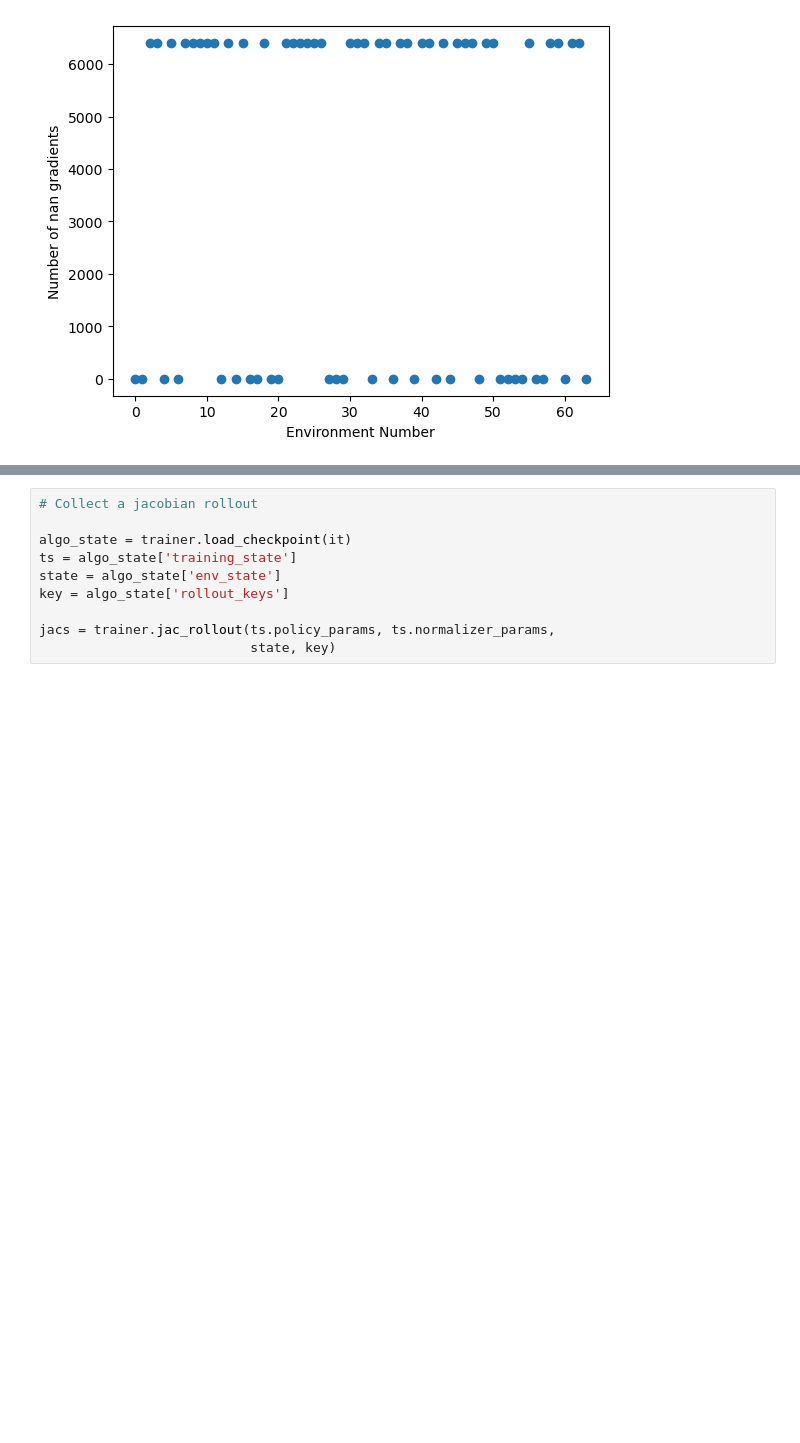
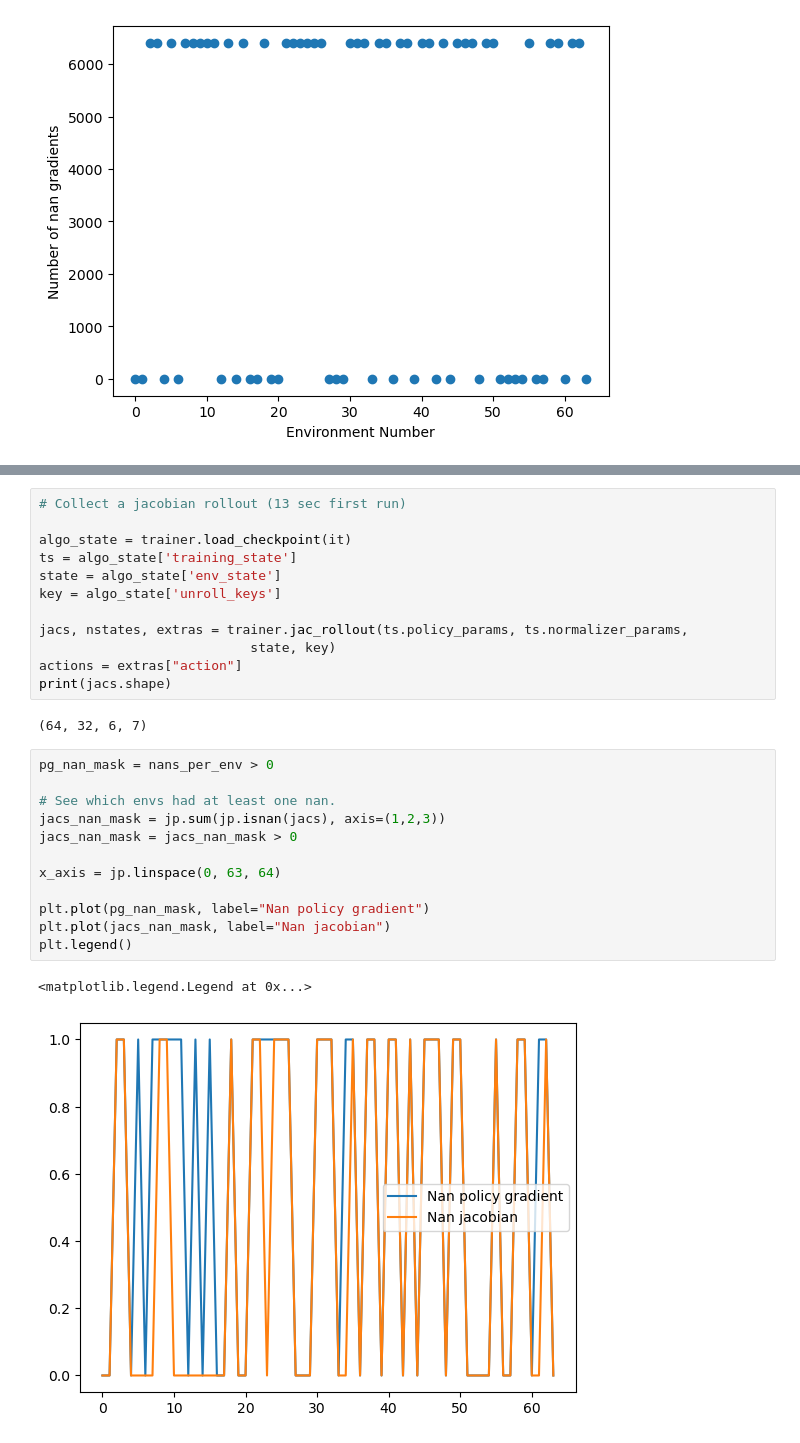
Before and after one commit to Andrew-Luo1/jax_shac, a Jupyter notebook: framed_hopper.ipynb, the cells around one changed output, grey strips where cells are left out. Drawn from its saved outputs; the diff is of its cells as text; blank space fills up the shorter version.

Commit message:
i think i figured out where nan gradients are coming from for the framed hopper

```diff
--- a/framed_hopper.ipynb
+++ b/framed_hopper.ipynb
@@ -260,10 +255,29 @@ Text(0, 0.5, 'Number of nan gradients')
 # %%
-# Collect a jacobian rollout
+# Collect a jacobian rollout (13 sec first run)
 
 algo_state = trainer.load_checkpoint(it)
 ts = algo_state['training_state']
 state = algo_state['env_state']
-key = algo_state['rollout_keys']
+key = algo_state['unroll_keys']
 
-jacs = trainer.jac_rollout(ts.policy_params, ts.normalizer_params,
+jacs, nstates, extras = trainer.jac_rollout(ts.policy_params, ts.normalizer_params,
                            state, key)
+actions = extras["action"]
+print(jacs.shape)
+# %% [output]
+(64, 32, 6, 7)
+# %%
+pg_nan_mask = nans_per_env > 0
+
+# See which envs had at least one nan.
+jacs_nan_mask = jp.sum(jp.isnan(jacs), axis=(1,2,3))
+jacs_nan_mask = jacs_nan_mask > 0
+
+x_axis = jp.linspace(0, 63, 64)
+
+plt.plot(pg_nan_mask, label="Nan policy gradient")
+plt.plot(jacs_nan_mask, label="Nan jacobian")
+plt.legend()
+# %% [output]
+<matplotlib.legend.Legend at 0x...>
+[figure, added]
```
Also changed, not shown: parts of 9 cells of this notebook, 1 other file.
